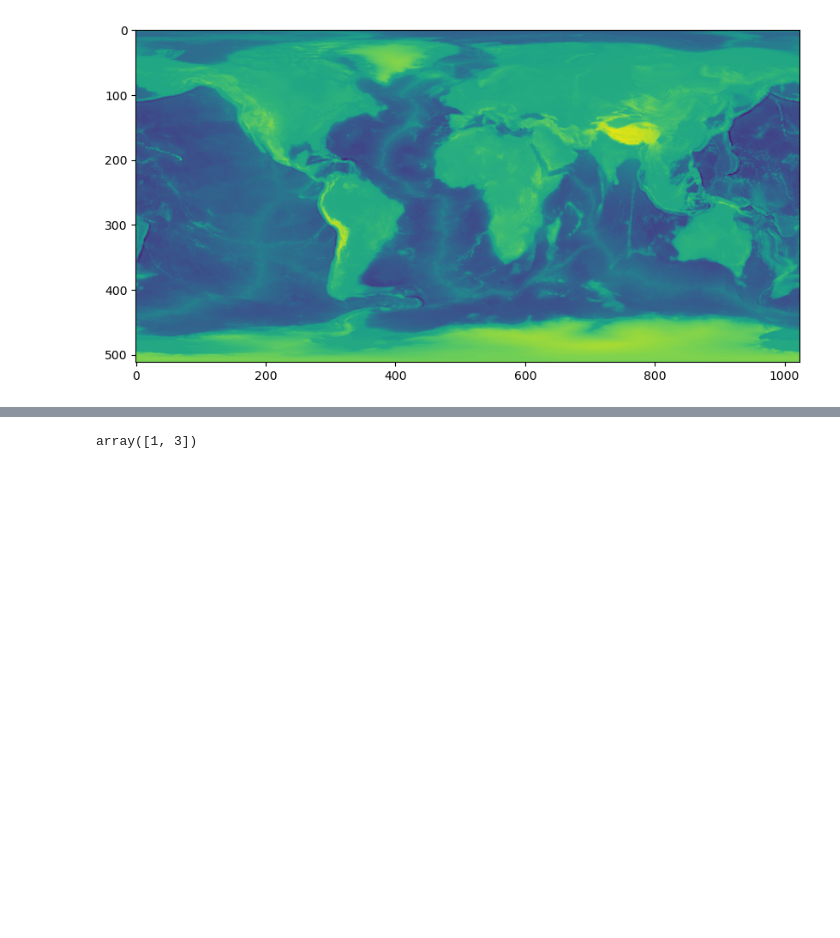
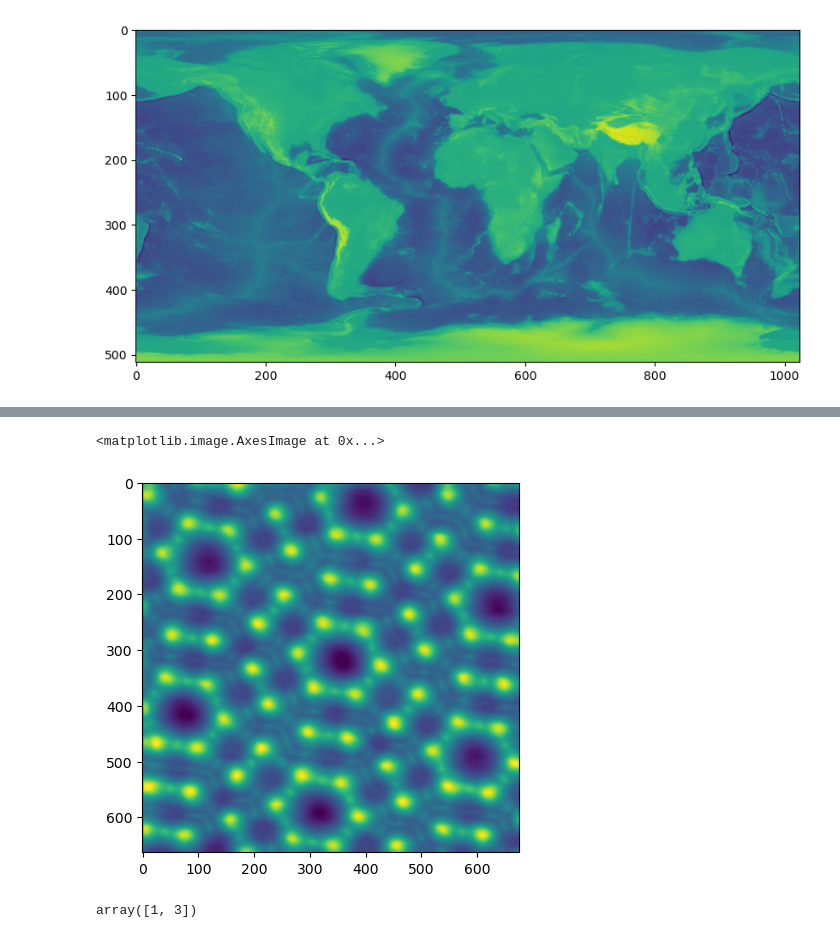
Before and after one commit to AtharvSuryawanshi/Computational-Physics, a Jupyter notebook: Suryawanshi_Atharv_HW2.ipynb, the cells around one changed output, grey strips where cells are left out. Saved outputs shown, nothing was run; the diff lists cells and outputs as text; code cells hidden in the pictures; blank space fills up the shorter version.

```diff
--- a/Suryawanshi_Atharv_HW2.ipynb
+++ b/Suryawanshi_Atharv_HW2.ipynb
@@ -652,3 +678,8 @@ ValueError: operands could not be broadcast together with shapes (512,1023) (511
+# %%
+plt.imshow(surface)
+# %% [output]
+<matplotlib.image.AxesImage at 0x...>
+[figure, added]
 # %%
 a = np.array([1, 2, 5])
 np.diff(a)
```
Also changed, not shown: parts of 6 cells of this notebook.
